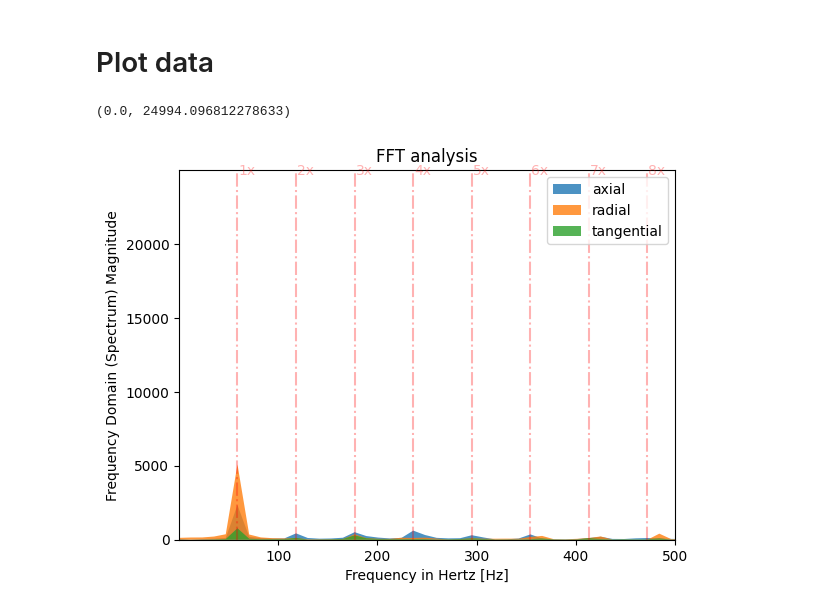
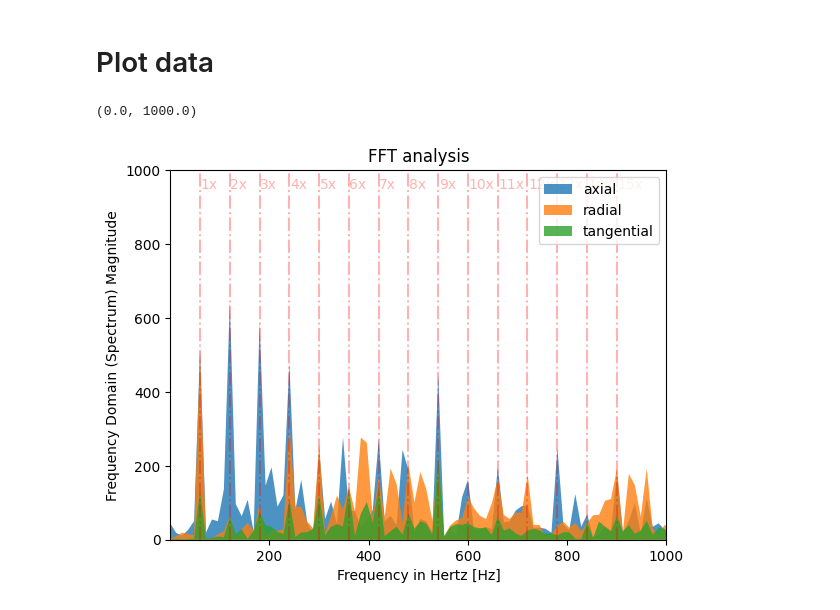
Before and after one commit to igoraltvidal/vibration-analysis-notebooks, a Jupyter notebook: open-normal-data.ipynb, the cells around one changed output. Saved outputs shown, nothing was run; the diff lists cells and outputs as text; code cells hidden in the pictures.

```diff
--- a/open-normal-data.ipynb
+++ b/open-normal-data.ipynb
@@ -6,7 +6,7 @@ from py_functions import ProcessVibrationData # Repository processing functions
 # %% [markdown]
 # Open data
 # %%
-folder_path = './data/imbalance/imbalance/20g/'
+folder_path = './data/normal/normal/'
 # Initialize process object
 vibration_data_o = ProcessVibrationData(path2data=folder_path)
 # Open dataframe
@@ -32,29 +32,32 @@ df_fft = vibration_data_o.get_df_fft(sel_fft_df_filt)
 # %%
 # Define plot variables
 fig, ax = plt.subplots()
-xlim = 500
-ylim = 6000
+xlim = 1000
+ylim = 1000
 
 # Plot lines
 column_str = "under_bear_acc1_axial"
 ax.stackplot(df_fft[column_str + "_y"], np.abs(df_fft[column_str + "_x"]), alpha = 0.8)
 column_str = "under_bear_acc1_radial"
 ax.stackplot(df_fft[column_str + "_y"], np.abs(df_fft[column_str + "_x"]), alpha = 0.8)
 column_str = "under_bear_acc1_tang"
 ax.stackplot(df_fft[column_str + "_y"], np.abs(df_fft[column_str + "_x"]), alpha = 0.8)
 
+# Calculate total harmonics
+num_harmonics = int(xlim/tachometer_freq)
+
 # Add harmonics lines
-for i in range(1,9):
+for i in range(1,num_harmonics):
     ax.axvline(x = tachometer_freq * i, color = 'r', linestyle = "-.", alpha = 0.3)
-    ax.text(tachometer_freq * i + 1, ylim - 300, str(i) + 'x', color = 'r', alpha = 0.3)
+    ax.text(tachometer_freq * i + 1, int(ylim - float(ylim*0.05)), str(i) + 'x', color = 'r', alpha = 0.3)
 
 # Config plot
 ax.legend(['axial', 'radial', 'tangential'])
 ax.set_title("FFT analysis")
 ax.set_xlabel('Frequency in Hertz [Hz]')
 ax.set_ylabel('Frequency Domain (Spectrum) Magnitude')
 ax.set_xlim(vibration_data_o.acc1_min_freq_range, xlim)
 ax.set_ylim(0, ylim)
 # %% [output]
-(0.0, 24994.096812278633)
+(0.0, 1000.0)
-[figure, old version]
+[figure, new version]
```
Also changed, not shown: 3 other files.
